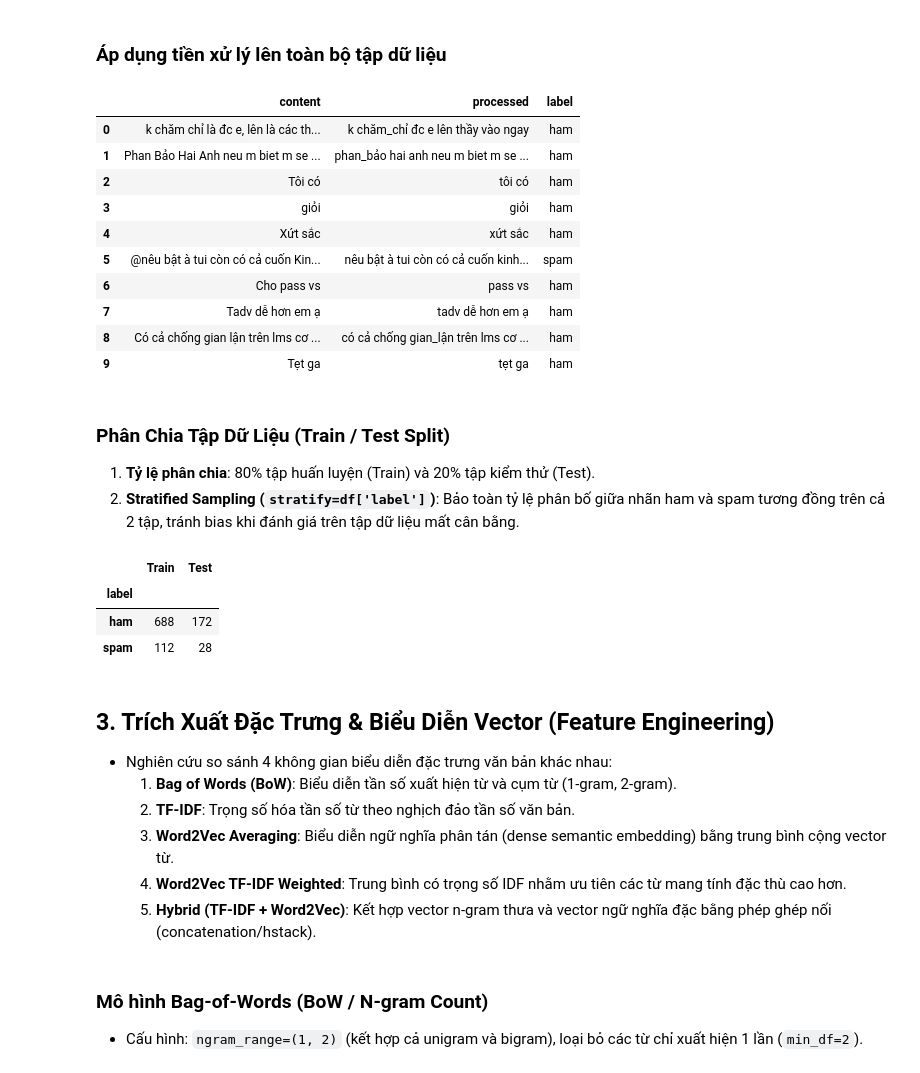
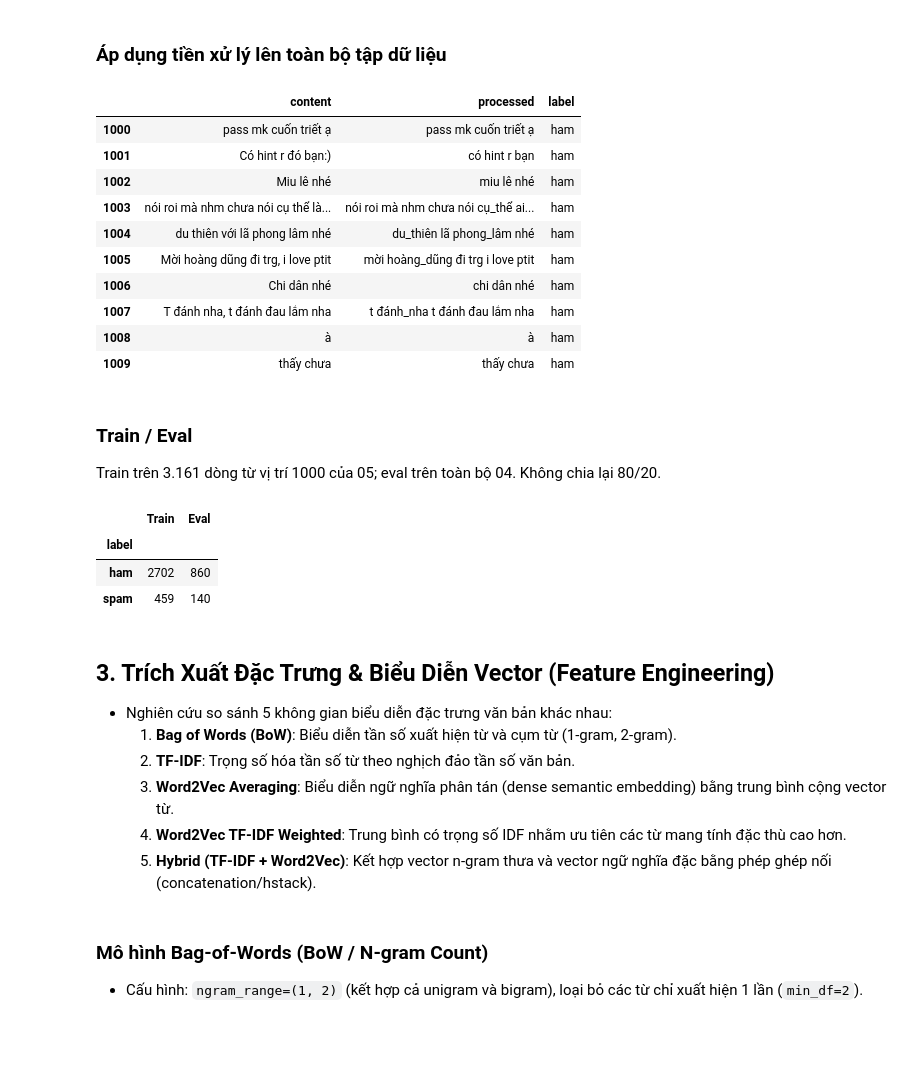
Before and after one commit to huuhieu56/NLP1, a Jupyter notebook: PTIT_spam_ham.ipynb, the cells around one changed output. Saved outputs shown, nothing was run; the diff lists cells and outputs as text; code cells hidden in the pictures; blank space fills up the shorter version.

```diff
--- a/PTIT_spam_ham.ipynb
+++ b/PTIT_spam_ham.ipynb
@@ -15,18 +10,21 @@ Pipeline thực nghiệm gồm các bước:
 ## Thiết lập Môi trường và Thư viện
 # %%
 import re
+from pathlib import Path
 import numpy as np
 import pandas as pd
 import matplotlib.pyplot as plt
 from underthesea import word_tokenize
 from gensim.models import Word2Vec
+from sklearn.base import clone
 from sklearn.feature_extraction.text import CountVectorizer, TfidfVectorizer
 from sklearn.metrics import accuracy_score, precision_score, recall_score, f1_score, confusion_matrix, ConfusionMatrixDisplay, classification_report
-from sklearn.model_selection import train_test_split
 from sklearn.naive_bayes import MultinomialNB
 from sklearn.svm import LinearSVC
 from scipy.sparse import hstack
 
-pd.set_option('display.max_colwidth', None) # Show full text
+pd.set_option('display.max_colwidth', None)
+DATA = Path('data')
+Path('out').mkdir(exist_ok=True)
 # %% [markdown]
 ## 1. Khám phá Dữ liệu (Exploratory Data Analysis - EDA)
@@ -35,2 +42,3 @@ pd.set_option('display.max_colwidth', None) # Show full text
 # %%
-df = pd.read_csv('auto_labeled_comments.csv')
+df = pd.read_csv(DATA / '05.llm_relabeled_comments_0_4161.csv', keep_default_na=False).iloc[1000:].copy()
+test = pd.read_csv(DATA / '04.reviewed_comments_0_1000.csv', keep_default_na=False)
@@ -87,5 +45,3 @@ Thủ công: ham | LLM: spam
-# %%
-df = pd.read_csv('reviewed_comments.csv')
 # %% [markdown]
 ### Kiểm tra kích thước và kiểu dữ liệu
 1. **Dataset Shape**: Số lượng hàng (mẫu) và số lượng cột (thuộc tính).
@@ -186,36 +142,35 @@ def preprocess(text):
 ### Áp dụng tiền xử lý lên toàn bộ tập dữ liệu
 # %%
 df['processed'] = df['content'].apply(preprocess)
+test['processed'] = test['content'].apply(preprocess)
 df[['content', 'processed', 'label']].head(10)
 # %% [output]
 |  | content | processed | label |
-| 0 | k chăm chỉ là đc e, lên là các th... | k chăm_chỉ đc e lên thầy vào ngay | ham |
-| 1 | Phan Bảo Hai Anh neu m biet m se ... | phan_bảo hai anh neu m biet m se ... | ham |
-| 2 | Tôi có | tôi có | ham |
-| 3 | giỏi | giỏi | ham |
-| 4 | Xứt sắc | xứt sắc | ham |
-| 5 | @nêu bật à tui còn có cả cuốn Kin... | nêu bật à tui còn có cả cuốn kinh... | spam |
-| 6 | Cho pass vs | pass vs | ham |
-| 7 | Tadv dễ hơn em ạ | tadv dễ hơn em ạ | ham |
-| 8 | Có cả chống gian lận trên lms cơ ... | có cả chống gian_lận trên lms cơ ... | ham |
-| 9 | Tẹt ga | tẹt ga | ham |
+| 1000 | pass mk cuốn triết ạ | pass mk cuốn triết ạ | ham |
+| 1001 | Có hint r đó bạn:) | có hint r bạn | ham |
+| 1002 | Miu lê nhé | miu lê nhé | ham |
+| 1003 | nói roi mà nhm chưa nói cụ thể là... | nói roi mà nhm chưa nói cụ_thể ai... | ham |
+| 1004 | du thiên với lã phong lâm nhé | du_thiên lã phong_lâm nhé | ham |
+| 1005 | Mời hoàng dũng đi trg, i love ptit | mời hoàng_dũng đi trg i love ptit | ham |
+| 1006 | Chi dân nhé | chi dân nhé | ham |
+| 1007 | T đánh nha, t đánh đau lắm nha | t đánh_nha t đánh đau lắm nha | ham |
+| 1008 | à | à | ham |
+| 1009 | thấy chưa | thấy chưa | ham |
 # %% [markdown]
-### Phân Chia Tập Dữ Liệu (Train / Test Split)
-1. **Tỷ lệ phân chia**: 80% tập huấn luyện (Train) và 20% tập kiểm thử (Test).
-2. **Stratified Sampling (`stratify=df['label']`)**: Bảo toàn tỷ lệ phân bố giữa nhãn ham và spam tương đồng trên cả 2 tập, tránh bias khi đánh giá trên tập dữ liệu mất cân bằng.
+### Train / Eval
+
+Train trên 3.161 dòng từ vị trí 1000 của 05; eval trên toàn bộ 04. Không chia lại 80/20.
 # %%
-train_idx, test_idx = train_test_split(df.index, test_size=0.2, random_state=42, stratify=df['label'])
-train = df.loc[train_idx].copy()
-test = df.loc[test_idx].copy()
-pd.DataFrame({'Train': train['label'].value_counts(), 'Test': test['label'].value_counts()})
+train = df.copy()
+pd.DataFrame({'Train': train['label'].value_counts(), 'Eval': test['label'].value_counts()})
 # %% [output]
-|  | Train | Test |
+|  | Train | Eval |
 | label |  |  |
-| ham | 688 | 172 |
-| spam | 112 | 28 |
+| ham | 2702 | 860 |
+| spam | 459 | 140 |
 # %% [markdown]
 ## 3. Trích Xuất Đặc Trưng & Biểu Diễn Vector (Feature Engineering)
-* Nghiên cứu so sánh 4 không gian biểu diễn đặc trưng văn bản khác nhau:
+* Nghiên cứu so sánh 5 không gian biểu diễn đặc trưng văn bản khác nhau:
   1. **Bag of Words (BoW)**: Biểu diễn tần số xuất hiện từ và cụm từ (1-gram, 2-gram).
   2. **TF-IDF**: Trọng số hóa tần số từ theo nghịch đảo tần số văn bản.
   3. **Word2Vec Averaging**: Biểu diễn ngữ nghĩa phân tán (dense semantic embedding) bằng trung bình cộng vector từ.
```
Also changed, not shown: parts of 40 cells of this notebook, 19 other files.
